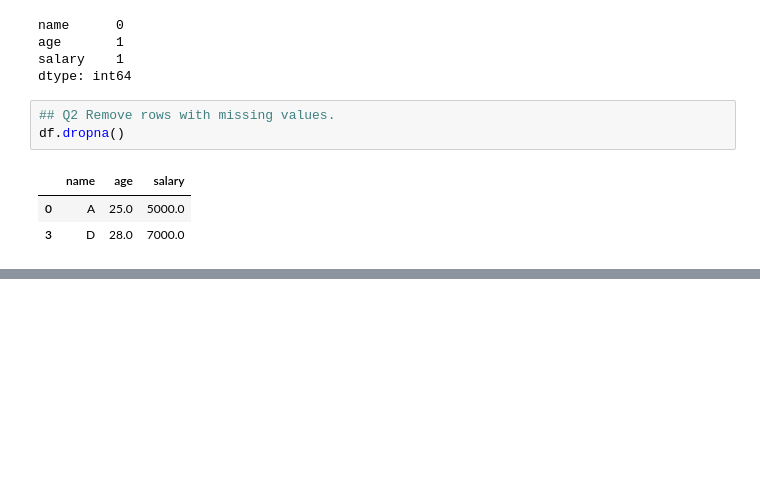
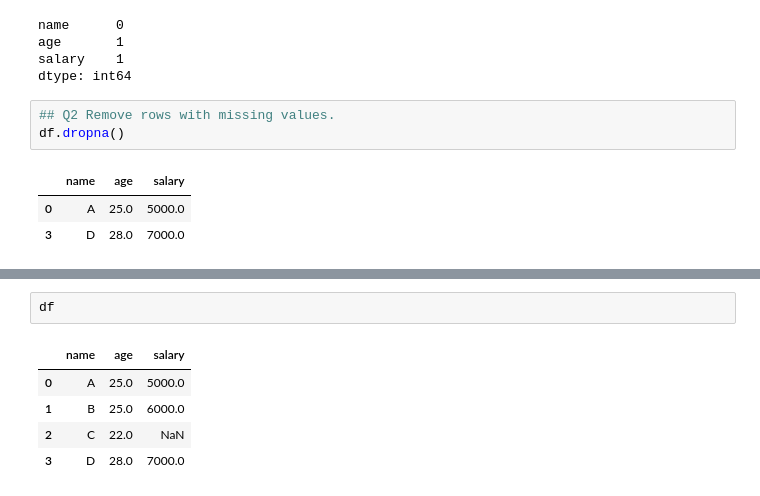
Before and after one commit to AbhayRai/Python_DS, a Jupyter notebook: Pandas/Basics.ipynb, the cells around one changed output, grey strips where cells are left out. Cells and saved outputs as stored; diff of their text form; blank space fills up the shorter version.

```diff
--- a/Pandas/Basics.ipynb
+++ b/Pandas/Basics.ipynb
@@ -543,0 +548,8 @@ KeyError: 'age'
+# %%
+df
+# %% [output]
+|  | name | age | salary |
+| 0 | A | 25.0 | 5000.0 |
+| 1 | B | 25.0 | 6000.0 |
+| 2 | C | 22.0 | NaN |
+| 3 | D | 28.0 | 7000.0 |
```
Also changed, not shown: parts of 1 cell of this notebook.
